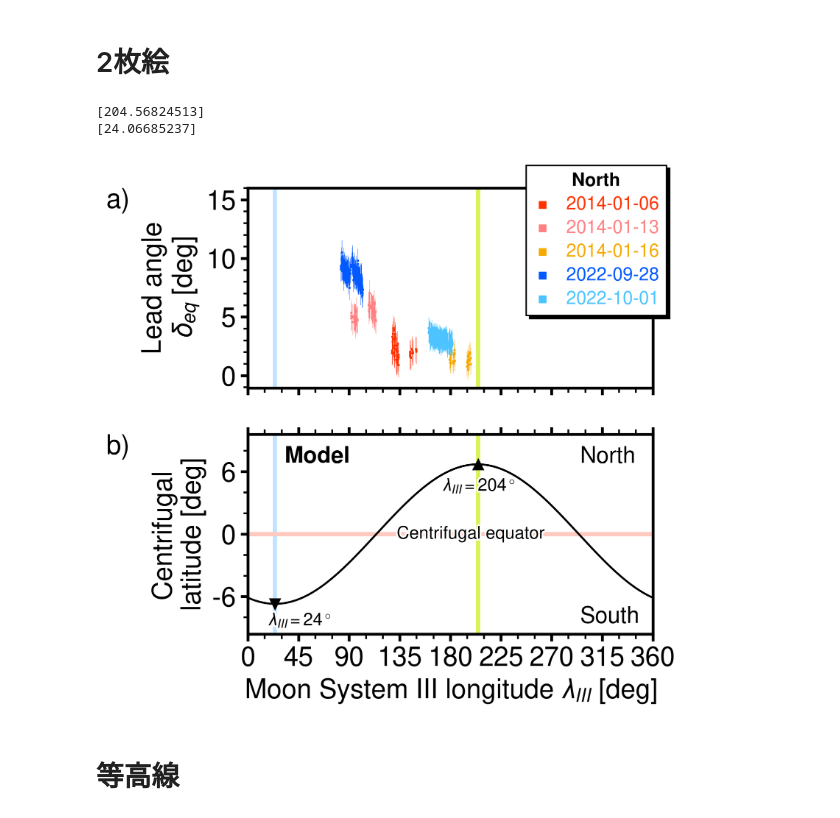
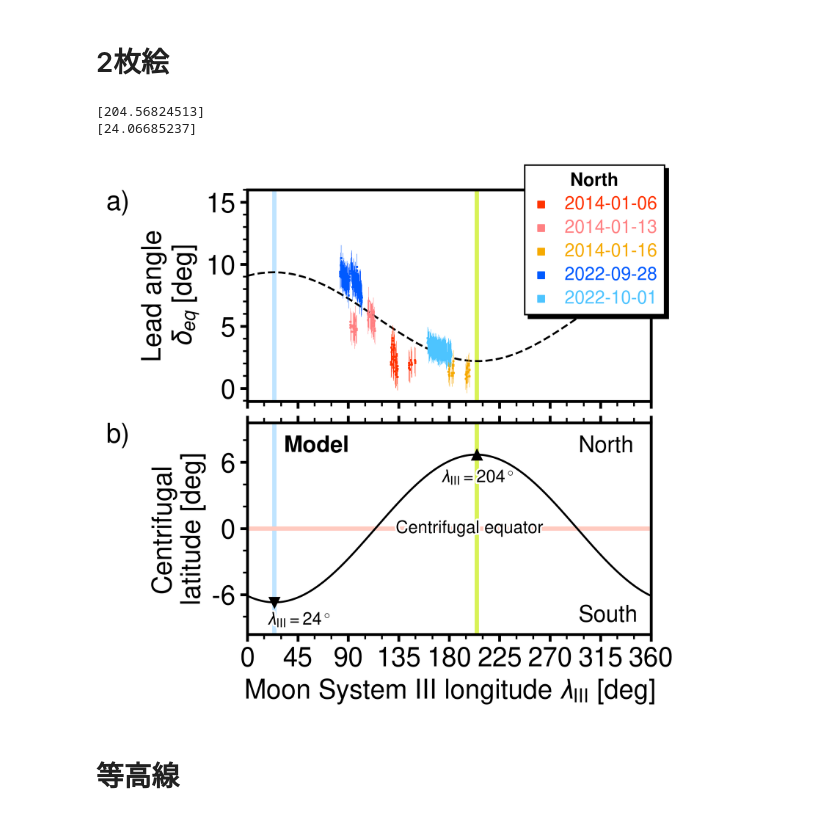
Before and after one commit to ShinnosukeSatoh/HST_Jupiter_footprints_dms, a Jupyter notebook: Leadangle_fitplot3.ipynb, the cells around one changed output. Saved outputs shown, nothing was run; the diff lists cells and outputs as text; code cells hidden in the pictures.

Commit message:
Plot for the supporting info.

```diff
--- a/Leadangle_fitplot3.ipynb
+++ b/Leadangle_fitplot3.ipynb
@@ -618,6 +618,7 @@ fig, ax = plt.subplots(2, 1, figsize=(4.7, 5), dpi=326,
                        height_ratios=[1, 1])
 # plt.subplots_adjust(left=0.2, top=0.95)
 fig.tight_layout()
+fig.subplots_adjust(hspace=0.1)
 panelname = ['a','b','c','d','e','f','g','h']
 for i in range(ax.size):
     ax[i].set_xlim(0, 360)
@@ -658,9 +659,9 @@ for i in range(len(north_doy14)):
     moons30_arr = data_arr[0,:]    # moon s3 longitude [deg]
     eq_leadangle = data_arr[1,:]   # lead angle [deg]
     ax[0].scatter(moons30_arr, eq_leadangle, marker=',', s=0.9, c=cud4_14[i],
-                  label=str(doyname[i]), linewidths=0.65, zorder=1)
+                  label=str(doyname[i]), linewidths=0.65, zorder=2)
     ax[0].errorbar(moons30_arr, eq_leadangle, yerr=la_err[i]*np.ones(moons30_arr.shape),
-                   linestyle='none', ecolor=cud4_14[i], elinewidth=0.22, marker='none', zorder=1)
+                   linestyle='none', ecolor=cud4_14[i], elinewidth=0.22, marker='none', zorder=2)
 
 # North - 2022
 cud4_22 = [cud4[5], cud4[7]]
@@ -672,9 +673,9 @@ for i in range(len(north_doy22)):
     moons30_arr = data_arr[0,:]   # moon s3 longitude [deg]
     eq_leadangle = data_arr[1,:]   # lead angle [deg]
     ax[0].scatter(moons30_arr, eq_leadangle, marker=',', s=0.9, c=cud4_22[i],
-                  label=str(doyname[i]), linewidths=0.7, zorder=1.5)
+                  label=str(doyname[i]), linewidths=0.7, zorder=2.5)
     ax[0].errorbar(moons30_arr, eq_leadangle, yerr=la_err[i]*np.ones(moons30_arr.shape),
-                   linestyle='none', ecolor=cud4_22[i], elinewidth=0.22, marker='none', zorder=1.5)
+                   linestyle='none', ecolor=cud4_22[i], elinewidth=0.22, marker='none', zorder=2.5)
 ax[0].axvline(np.degrees(S3wlon[np.where(lat_cent==np.max(lat_cent))]), color=cud4bs[2], linewidth=3, zorder=1)
 ax[0].axvline(np.degrees(S3wlon[np.where(lat_cent==np.min(lat_cent))]), color=cud4bs[3], linewidth=3, zorder=1)
 
@@ -691,7 +692,7 @@ legend1 = ax[0].legend(loc='upper center',
                     labelspacing=0.34,
                     handlelength=1,)
 legend1.set_title('North', prop={'size': legend_fsize, 'weight': 'bold'})
-legend_shadow(fig, ax[0], legend1, dx=0.007, dy=-0.006)
+legend_shadow(fig, ax[0], legend1, dx=0.008, dy=-0.007)
 
 # get contour colors
 i = 0
@@ -746,6 +747,16 @@ for leg1text in legend1.get_texts():
     i += 1
 """
 
+# ==================
+# Hue+ 2023 Fittiing
+# ==================
+lam = np.radians(np.linspace(0,360,60))
+delta_Hue = 5.78 + 3.29*np.cos(0.99*lam) \
+        +1.41*np.sin(0.99*lam)
+ax[0].plot(np.degrees(lam), delta_Hue,
+           linestyle='dashed', linewidth=1.4, color='k',
+           label='Hue+ 2023', zorder=1)
+
 
 
 print(np.degrees(S3wlon[np.where(lat_cent==np.max(lat_cent))]))
@@ -788,37 +799,37 @@ ax[1].text(0.82, 0.14,
            transform=ax[1].transAxes,
            fontsize=fsize*0.85)
 ax[1].text(0.55, 0.5,
            'Centrifugal equator',
            color='k',
            horizontalalignment='center',
            verticalalignment='center',
            transform=ax[1].transAxes,
            fontsize=fsize*0.65,
            path_effects=[pe.withStroke(linewidth=2.5, foreground='white')])
 ax[1].text(0.57, 0.74,
-           r'$\lambda_{III} = 204^\circ$',
+           r'$\lambda_{\rm III} = 204^\circ$',
            color='k',
            horizontalalignment='center',
            verticalalignment='center',
            transform=ax[1].transAxes,
            fontsize=fsize*0.65,
            path_effects=[pe.withStroke(linewidth=2.5, foreground='white')])
 ax[1].text(0.05, 0.067,
-           r'$\lambda_{III} = 24^\circ$',
+           r'$\lambda_{\rm III} = 24^\circ$',
            color='k',
            horizontalalignment='left',
            verticalalignment='center',
            transform=ax[1].transAxes,
            fontsize=fsize*0.65,
            path_effects=[pe.withStroke(linewidth=2.5, foreground='white')])
 
-ax[1].set_xlabel("Moon System III longitude $\\lambda_{III}$ [deg]", fontsize=fsize)
+ax[1].set_xlabel("Moon System III longitude $\\lambda_{\\rm III}$ [deg]", fontsize=fsize)
 
 plt.show()
 # %% [output]
 [204.56824513]
 [24.06685237]
-[figure, old version]
+[figure, new version]
 # %% [markdown]
 # 等高線
 # %%
```
Also changed, not shown: 4 other files.
